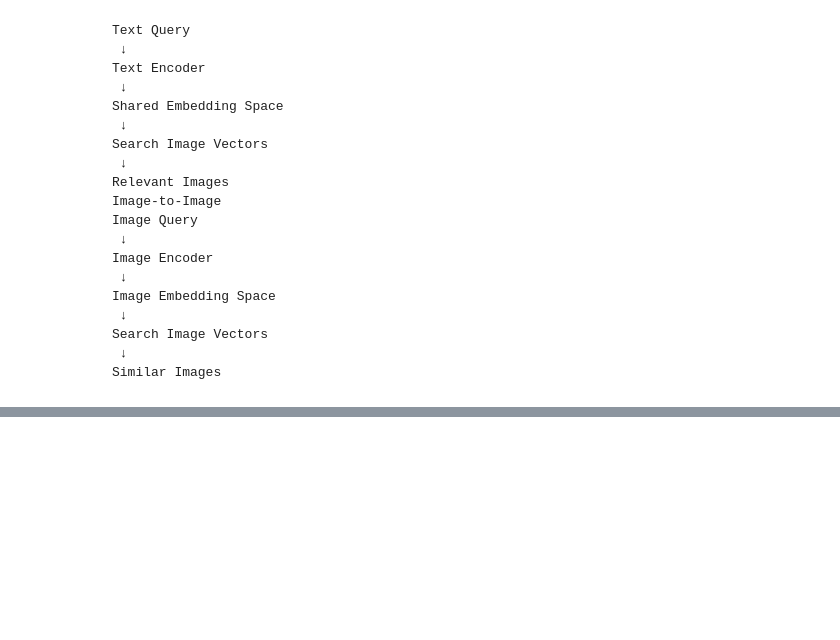
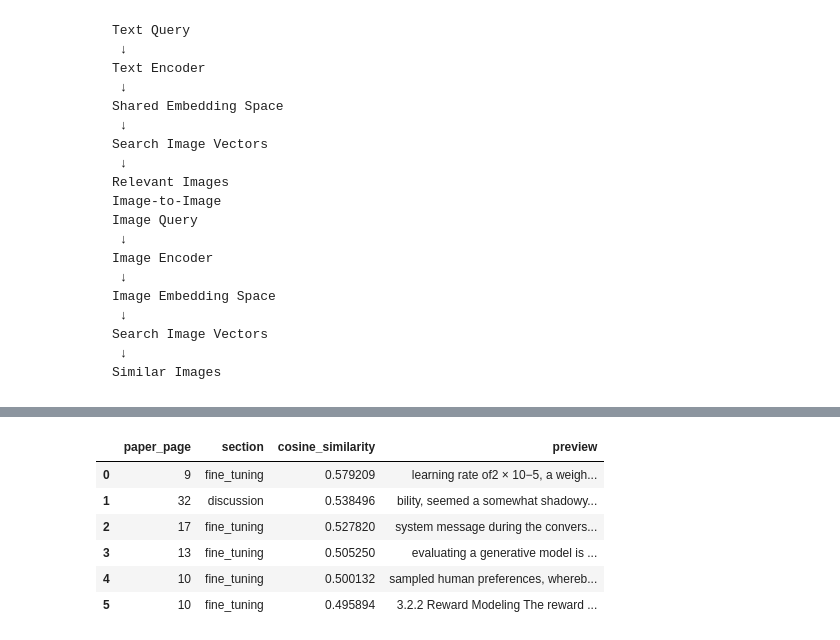
Before and after one commit to Hmnt-dhngra/Modern_route_Full_stack_GenAI, a Jupyter notebook: 3) RAG/13D) Retrieval.ipynb, the cells around one changed output, grey strips where cells are left out. Saved outputs shown, nothing was run; the diff lists cells and outputs as text; code cells hidden in the pictures; blank space fills up the shorter version.

```diff
--- a/3) RAG/13D) Retrieval.ipynb
+++ b/3) RAG/13D) Retrieval.ipynb
@@ -714,0 +1294,20 @@ Similar Images
+# %%
+metric_table.sort_values(
+    by="cosine_similarity",
+    ascending=False
+)[
+    [
+        "paper_page",
+        "section",
+        "cosine_similarity",
+        "preview",
+    ]
+]
+# %% [output]
+|  | paper_page | section | cosine_similarity | preview |
+| 0 | 9 | fine_tuning | 0.579209 | learning rate of2 × 10−5, a weigh... |
+| 1 | 32 | discussion | 0.538496 | bility, seemed a somewhat shadowy... |
+| 2 | 17 | fine_tuning | 0.527820 | system message during the convers... |
+| 3 | 13 | fine_tuning | 0.505250 | evaluating a generative model is ... |
+| 4 | 10 | fine_tuning | 0.500132 | sampled human preferences, whereb... |
+| 5 | 10 | fine_tuning | 0.495894 | 3.2.2 Reward Modeling The reward ... |
```
Also changed, not shown: parts of 56 cells of this notebook, 4 other files.
